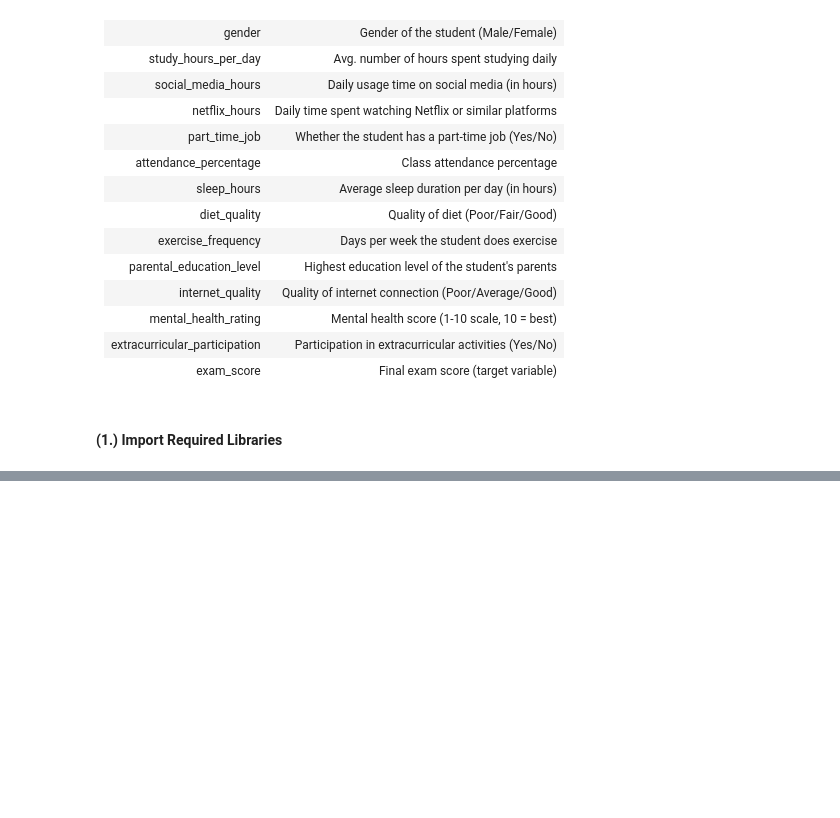
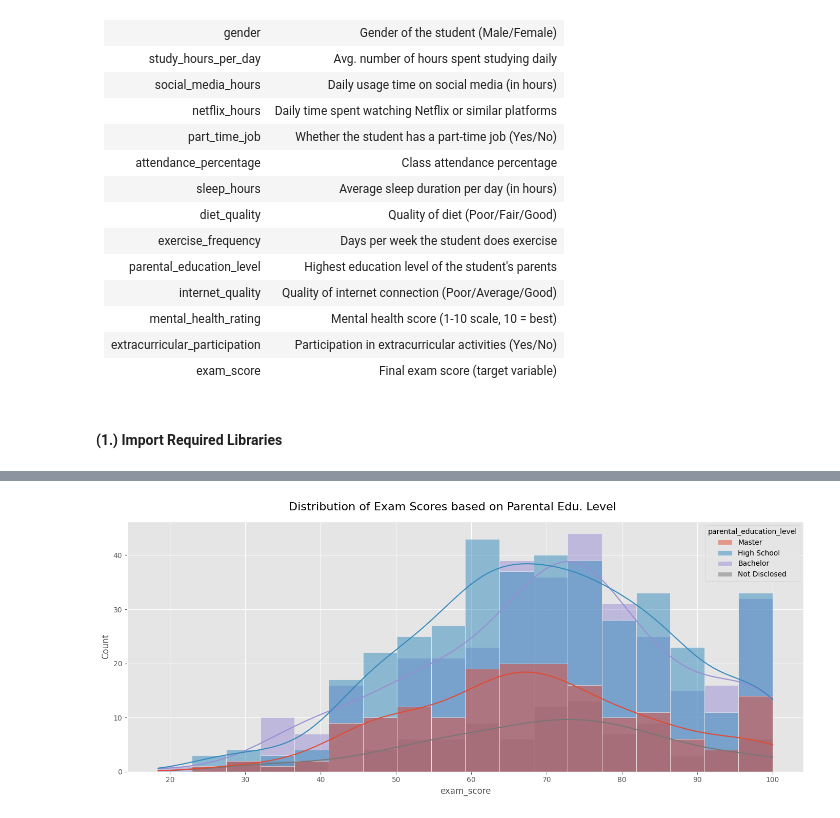
Before and after one commit to AnubhavYadavBCA25/Student-Habit-Performance-Project, a Jupyter notebook: notebook/EDA.ipynb, the cells around one changed output, grey strips where cells are left out. Saved outputs shown, nothing was run; the diff lists cells and outputs as text; code cells hidden in the pictures; blank space fills up the shorter version.

```diff
--- a/notebook/EDA.ipynb
+++ b/notebook/EDA.ipynb
@@ -36,0 +267,7 @@ plt.style.use('ggplot')
+# %%
+plt.figure(figsize=(14,6))
+plt.suptitle('Distribution of Exam Scores based on Parental Edu. Level', fontsize=16)
+sns.histplot(data=df, x='exam_score', hue='parental_education_level', kde=True)
+plt.tight_layout()
+# %% [output]
+[figure, added]
```
Also changed, not shown: parts of 29 cells of this notebook.
